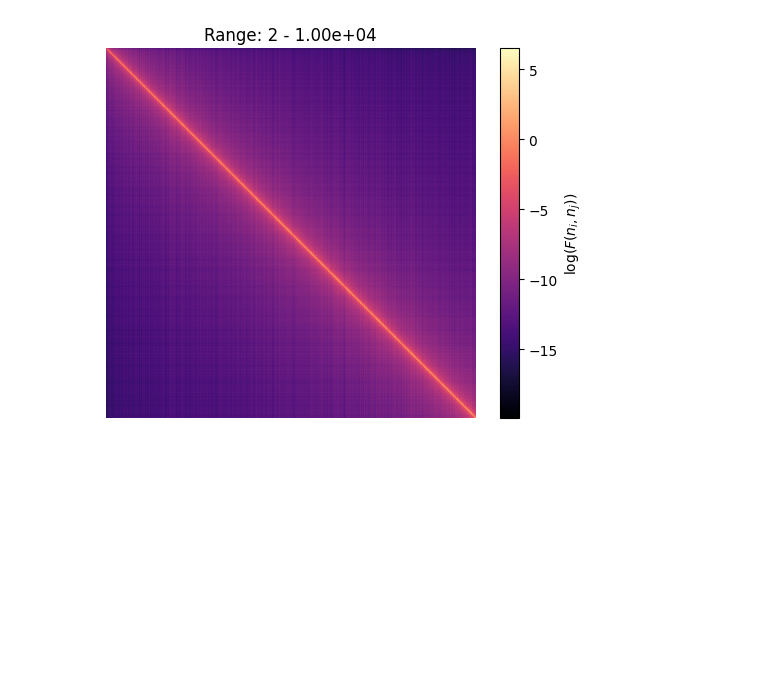
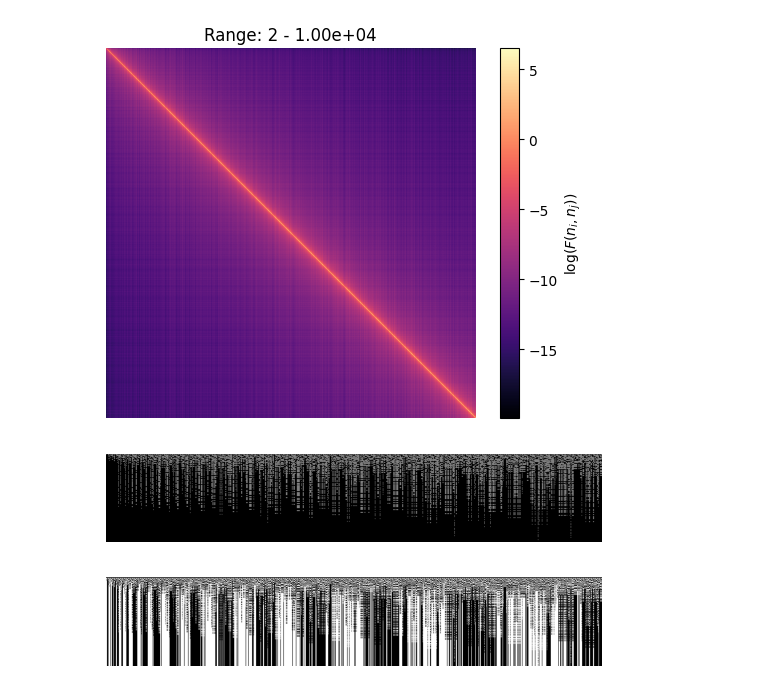
Before and after one commit to gbragafibra/bio, a Jupyter notebook: collatz_indicational.ipynb, the cells around one changed output. Cells and saved outputs as stored; diff of their text form; code cells hidden in the pictures; blank space fills up the shorter version.

```diff
--- a/collatz_indicational.ipynb
+++ b/collatz_indicational.ipynb
@@ -172,3 +172,25 @@ cbar = plt.colorbar()
 cbar.set_label("$\log(F(n_{i}, n_{j}))$")
 # %% [output]
 [figure]
+# %%
+def collatz_trajectory(n):
+    t = []
+    while n != 1:
+        if n % 2 == 0:
+            t.append(0)
+            n /= 2
+        else:
+            t.append(1)
+            n = 3*n + 1
+    return t
+# %%
+nums = np.arange(2, 1e3)
+trajs = [collatz_trajectory(num) for num in nums]
+MAX = max([len(traj) for traj in trajs])
+S = np.array([np.pad(traj, (0, MAX - len(traj)), constant_values=traj[-1]) for traj in trajs]).T
+# %%
+plt.imshow(S, cmap = "gray")
+plt.axis("off")
+plt.savefig("collatz_automata.png", dpi=600)
+# %% [output]
+[figure, added]
@@ -174,0 +203,6 @@ cbar.set_label("$\log(F(n_{i}, n_{j}))$")
+# %%
+plt.imshow(S, cmap = "gray")
+plt.axis("off")
+plt.savefig("collatz_indicational_automata.png", dpi=600)
+# %% [output]
+[figure, added]
```
Also changed, not shown: parts of 1 cell of this notebook.
